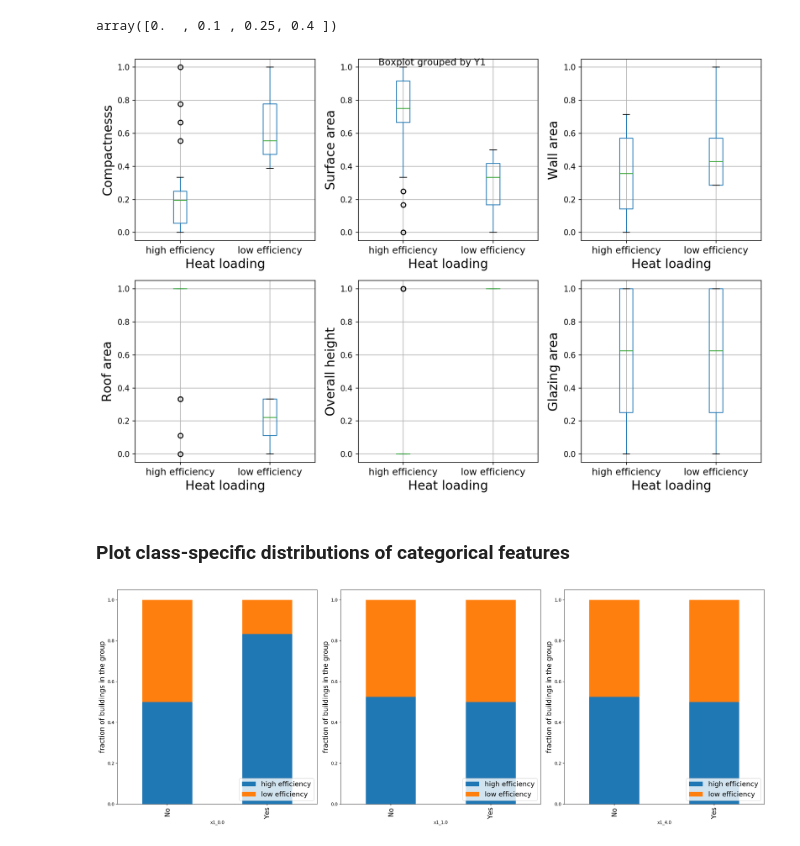
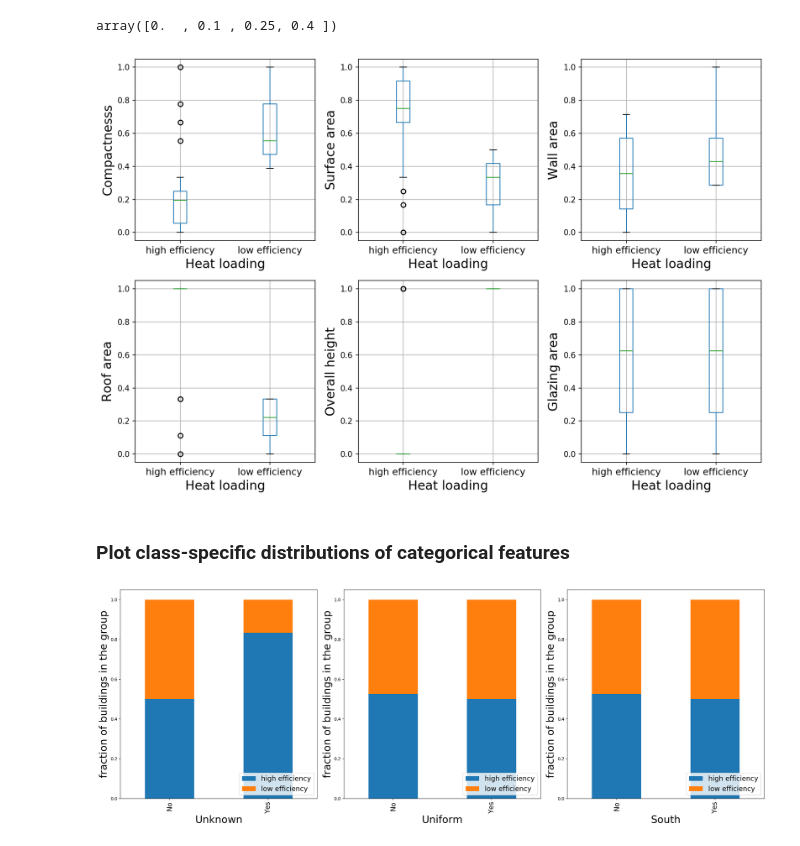
Before and after one commit to cengc13/DATA1030_final_project, a Jupyter notebook: src/features/EDA_for_classification.ipynb, the cells around one changed output. Drawn from its saved outputs; the diff is of its cells as text; code cells hidden in the pictures.

```diff
--- a/src/features/EDA_for_classification.ipynb
+++ b/src/features/EDA_for_classification.ipynb
@@ -4,9 +4,9 @@ import numpy as np
 from matplotlib import pyplot as plt
 %matplotlib inline
 # %%
-file = "../data/raw/ENB2012_data.csv"
+file = "../../data/raw/ENB2012_data.csv"
 # file_regress = "../data/processed/regression.csv"
-file_classification = "../data/processed/classification.csv"
+file_classification = "../../data/processed/classification.csv"
 df =  pd.read_csv(file)
 # df_regress =  pd.read_csv(file_regress)
 df_class = pd.read_csv(file_classification)
@@ -107,10 +107,12 @@ for i, feature in enumerate(num_ftrs):
     ax.set_xticklabels(['high efficiency', 'low efficiency'],
                        fontsize=12)
     ax.set_title("")
+    fig = ax.get_figure()
+    fig.suptitle("")
 plt.tight_layout()
-plt.savefig("../figures/num_ftrs_classification.png")
+plt.savefig("../../figures/num_ftrs_classification.png")
 # %% [output]
-[figure, old version]
+[figure, new version]
 # %% [markdown]
 ### Plot class-specific distributions of categorical features
 # %%
@@ -123,18 +125,19 @@ def plot_stackbar(df, feature, target, ax):
 # %%
 # 3 categorical features
 plt.figure(figsize=(22,8),dpi=150)
 label = 'Y1'
 wspace = 0.2
 hspace = 0.2
 plt.subplots_adjust(wspace, hspace);
 cat_rankedftrs = ['x1_0.0' ,'x1_1.0', 'x1_4.0']
+labels = ["Unknown", "Uniform", "South"]
 for i, feature in enumerate(cat_rankedftrs):
     ax = plt.subplot(1,3,i+1)
     plot_stackbar(df_class, feature, label, ax)
-#     ax.set_xlabel(dict_ftrs_names[feature], fontsize=16)
-    ax.set_ylabel("fraction of buildings in the group", fontsize=16)
+    ax.set_xlabel(labels[i], fontsize=24)
+    ax.set_ylabel("fraction of buildings in the group", fontsize=24)
     ax.set_title("")
 plt.tight_layout()
-plt.savefig("../figures/cat_ftrs_classification.png")
+plt.savefig("../../figures/cat_ftrs_classification.png")
 # %% [output]
-[figure, old version]
+[figure, new version]
```
Also changed, not shown: parts of 1 cell of this notebook, 5 other files.
